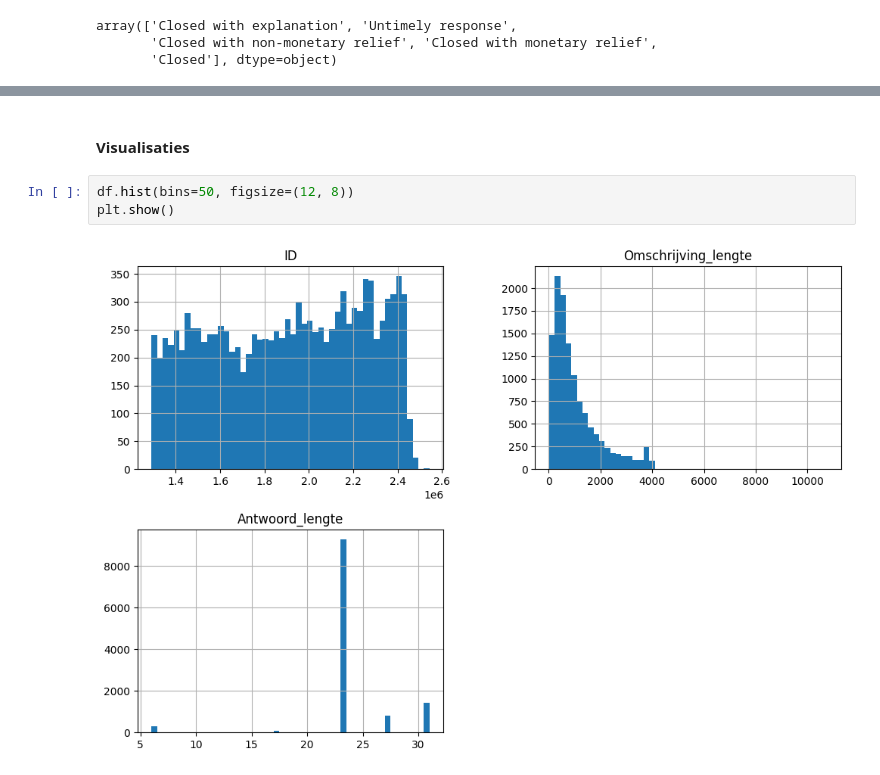
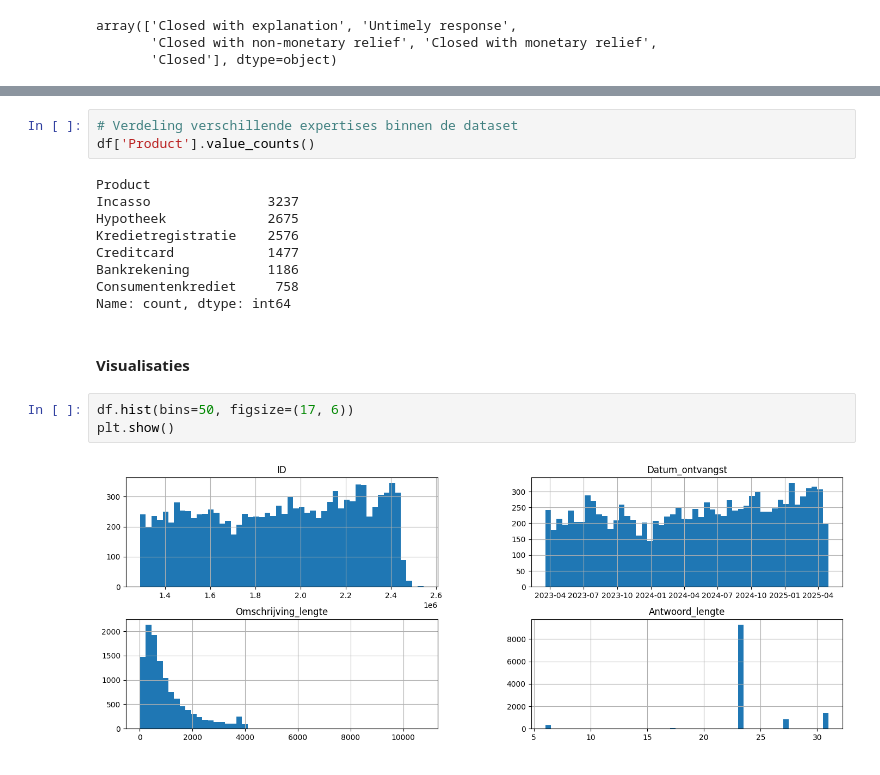
Before and after one commit to AmissaAbbes/Dataproject1, a Jupyter notebook: train_eda.ipynb, the cells around one changed output, grey strips where cells are left out. Saved outputs shown, nothing was run; the diff lists cells and outputs as text.

```diff
--- a/train_eda.ipynb
+++ b/train_eda.ipynb
@@ -68,8 +97,20 @@ Name: Datum_ontvangst, dtype: object
+# %%
+# Verdeling verschillende expertises binnen de dataset
+df['Product'].value_counts()
+# %% [output]
+Product
+Incasso               3237
+Hypotheek             2675
+Kredietregistratie    2576
+Creditcard            1477
+Bankrekening          1186
+Consumentenkrediet     758
+Name: count, dtype: int64
 # %% [markdown]
 #### Visualisaties
 # %%
-df.hist(bins=50, figsize=(12, 8))
+df.hist(bins=50, figsize=(17, 6))
 plt.show()
 # %% [output]
-[figure, old version]
+[figure, new version]
 # %%
```
Also changed, not shown: parts of 11 cells of this notebook.
